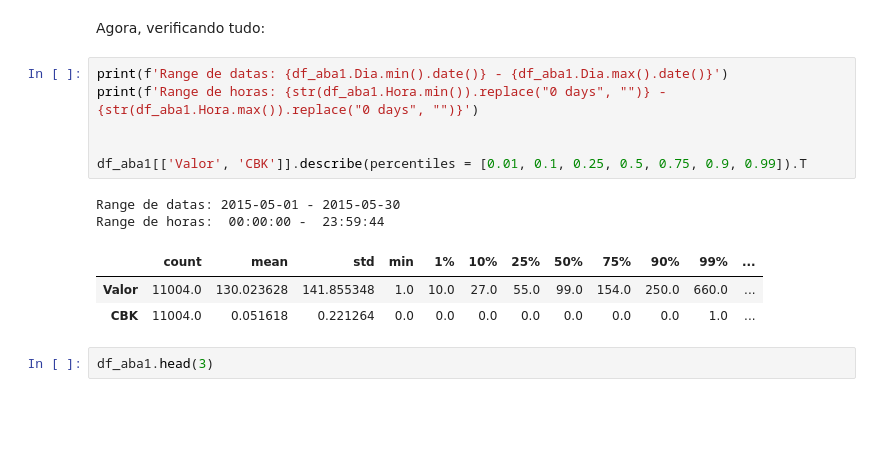
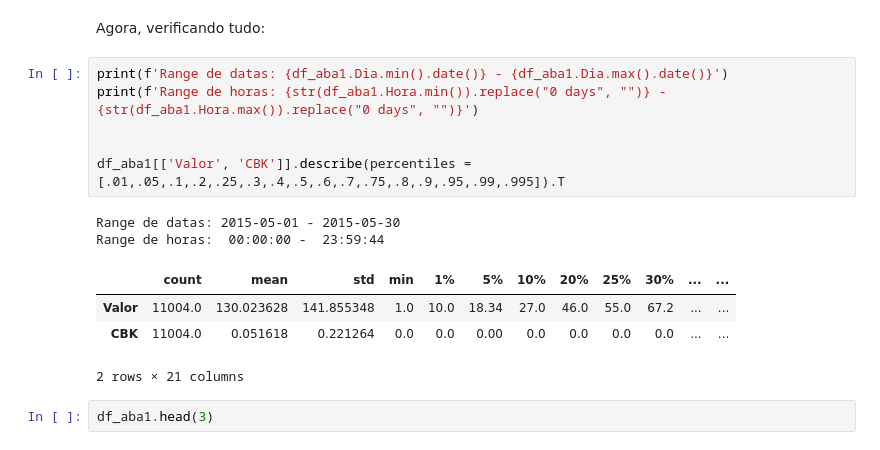
Before and after one commit to leticiacamposv/missao-data-science-stoneco, a Jupyter notebook: notebooks/1.0-lcv-data-understanding-and-preparation.ipynb, the cells around one changed output. Drawn from its saved outputs; the diff is of its cells as text; blank space fills up the shorter version.

```diff
--- a/notebooks/1.0-lcv-data-understanding-and-preparation.ipynb
+++ b/notebooks/1.0-lcv-data-understanding-and-preparation.ipynb
@@ -163,15 +163,16 @@ Agora, verificando tudo:
 # %%
 print(f'Range de datas: {df_aba1.Dia.min().date()} - {df_aba1.Dia.max().date()}')
 print(f'Range de horas: {str(df_aba1.Hora.min()).replace("0 days", "")} - {str(df_aba1.Hora.max()).replace("0 days", "")}')
 
 
-df_aba1[['Valor', 'CBK']].describe(percentiles = [0.01, 0.1, 0.25, 0.5, 0.75, 0.9, 0.99]).T
+df_aba1[['Valor', 'CBK']].describe(percentiles = [.01,.05,.1,.2,.25,.3,.4,.5,.6,.7,.75,.8,.9,.95,.99,.995]).T
 # %% [output]
 Range de datas: 2015-05-01 - 2015-05-30
 Range de horas:  00:00:00 -  23:59:44
-|  | count | mean | std | min | 1% | 10% | 25% | 50% | 75% | 90% | 99% | ... |
-| Valor | 11004.0 | 130.023628 | 141.855348 | 1.0 | 10.0 | 27.0 | 55.0 | 99.0 | 154.0 | 250.0 | 660.0 | ... |
-| CBK | 11004.0 | 0.051618 | 0.221264 | 0.0 | 0.0 | 0.0 | 0.0 | 0.0 | 0.0 | 0.0 | 1.0 | ... |
+|  | count | mean | std | min | 1% | 5% | 10% | 20% | 25% | 30% | ... | ... |
+| Valor | 11004.0 | 130.023628 | 141.855348 | 1.0 | 10.0 | 18.34 | 27.0 | 46.0 | 55.0 | 67.2 | ... | ... |
+| CBK | 11004.0 | 0.051618 | 0.221264 | 0.0 | 0.0 | 0.00 | 0.0 | 0.0 | 0.0 | 0.0 | ... | ... |
+2 rows × 21 columns
 # %%
 df_aba1.head(3)
 # %% [output]
```
Also changed, not shown: 6 other files.
